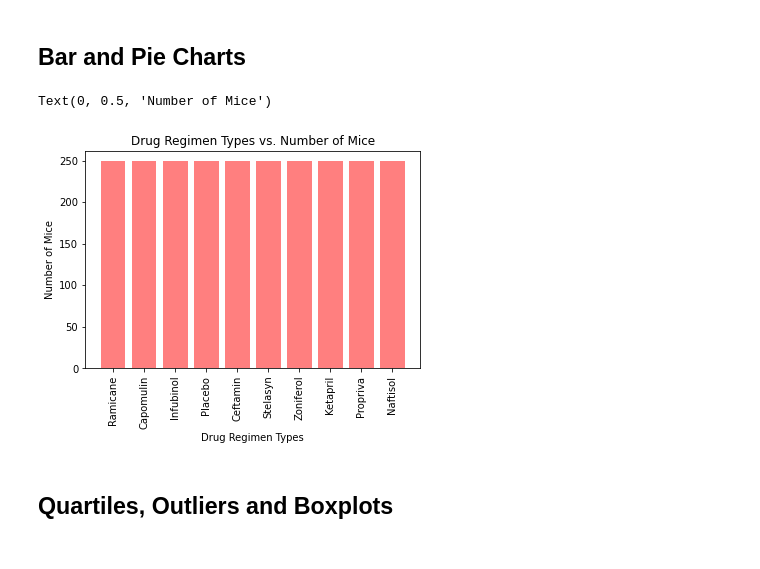
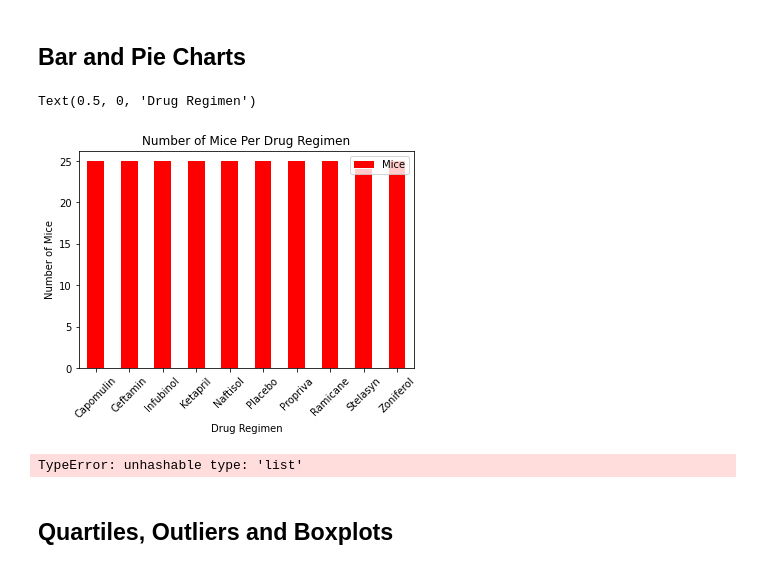
Before and after one commit to tidepooler/pymaceuticals, a Jupyter notebook: pymaceuticals_starter.ipynb, the cells around one changed output. Drawn from its saved outputs; the diff is of its cells as text; code cells hidden in the pictures.

Commit message:
Created code for chart
Prepared code for pandas plot and created bar chart

```diff
--- a/pymaceuticals_starter.ipynb
+++ b/pymaceuticals_starter.ipynb
@@ -122,24 +122,70 @@ Zoniferol           53.236507  51.818479  48.533355  6.966589  0.516398
 #this was completed above
 # %% [markdown]
 ## Bar and Pie Charts
+# %%
+# Generate a bar plot showing the total number of unique mice tested on each drug regimen using pandas.
+true_false = organized_df.loc[organized_df.duplicated(subset=["Drug_Regimen", "Mouse_ID"]) == False]
+true_false_grouped = true_false.groupby("Drug_Regimen")
+mice_drug_r = true_false_grouped["Mouse_ID"].count()
+mice_drug_r_chart = pd.DataFrame({"Mice": mice_drug_r})
+mice_drug_r_chart = mice_drug_r_chart.reset_index(drop=False)
+
+
+
+
+#plt.bar(x_axis, organized_df["Mouse_ID"].nunique(), color='r', alpha=0.5, align="center")
+#plt.xticks(rotation = "vertical")
+#plt.title("Drug Regimen Types vs. Number of Mice")
+#plt.xlabel("Drug Regimen Types")
+#plt.ylabel("Number of Mice")
+
+#true_false = organized_df.loc[organized_df.duplicated(subset=["Drug_Regimen", "Mouse_ID"]) == False]
+#true_false_grouped = true_false.groupby("Drug_Regimen")
+#true_false = organized_df.groupby("Mouse_ID", "Drug_Regimen")
+#mice_drug_r = true_false_grouped["Mouse_ID"].count()
+#mice_drug_r_chart = pd.DataFrame({"Mice": mice_drug_r})
+#mice_drug_r_chart = mice_drug_r_chart.reset_index(drop=False)
+
+#plt.bar(x_axis, true_false_grouped, color = 'r', alpha=0.5, align="center")
+#plt.bar(x_axis, organized_df["Mouse_ID"].nunique(), color='r', alpha=0.5, align="center")
+#plt.xticks(rotation = "vertical")
+#plt.title("Drug Regimen Types vs. Number of Mice")
+#plt.xlabel("Drug Regimen Types")
+#plt.ylabel("Number of Mice")
+
+#plt.bar(x= 'Drug_Regimen', y = "Mice"), color = 'red', rot = 45)
+# %%
+# Generate a bar plot showing the total number of unique mice tested on each drug regimen using pandas.
+
+ax = mice_drug_r_chart.plot.bar(x="Drug_Regimen", y="Mice", color = 'r', rot=45)
+plt.title("Number of Mice Per Drug Regimen")
+plt.ylabel("Number of Mice")
+plt.xlabel("Drug Regimen")
+# %% [output]
+Text(0.5, 0, 'Drug Regimen')
+[figure, added]
 # %%
-# Generate a bar plot showing the total number of unique mice tested on each drug regimen using pandas.
-
-x_axis = organized_df.Drug_Regimen.unique()
-
-
 # Generate a bar plot showing the total number of unique mice tested on each drug regimen using pyplot.
 
-plt.bar(x_axis, organized_df["Mouse_ID"].nunique(), color='r', alpha=0.5, align="center")
-plt.xticks(rotation = "vertical")
-plt.title("Drug Regimen Types vs. Number of Mice")
-plt.xlabel("Drug Regimen Types")
-plt.ylabel("Number of Mice")
+#plt.bar(x_axis, true_false_grouped, color = 'r', alpha=0.5, align="center")
+#plt.bar(x_axis, organized_df["Mouse_ID"].nunique(), color='r', alpha=0.5, align="center")
+#plt.xticks(rotation = "vertical")
+#plt.title("Drug Regimen Types vs. Number of Mice")
+#plt.xlabel("Drug Regimen Types")
+#plt.ylabel("Number of Mice")
-# %% [output]
-Text(0, 0.5, 'Number of Mice')
-[figure, removed]
 # %%
 # Generate a pie plot showing the distribution of female versus male mice using pandas
+
+#labels = ["Female", "Male"]
+
+num_males = organized_df.loc[organized_df["Sex"]== "Male"]
+num_females = organized_df.loc[organized_df["Sex"]== "Female"]
+#colors = ["pink", "blue"]
+#plt.pie(sizes, labels, colors)
+num_males.count(["Sex"])["Sex"]
+num_females.count(["Female"])
+# %% [output]
+TypeError: unhashable type: 'list'
 # %%
 # Generate a pie plot showing the distribution of female versus male mice using pyplot
 # %% [markdown]
```
